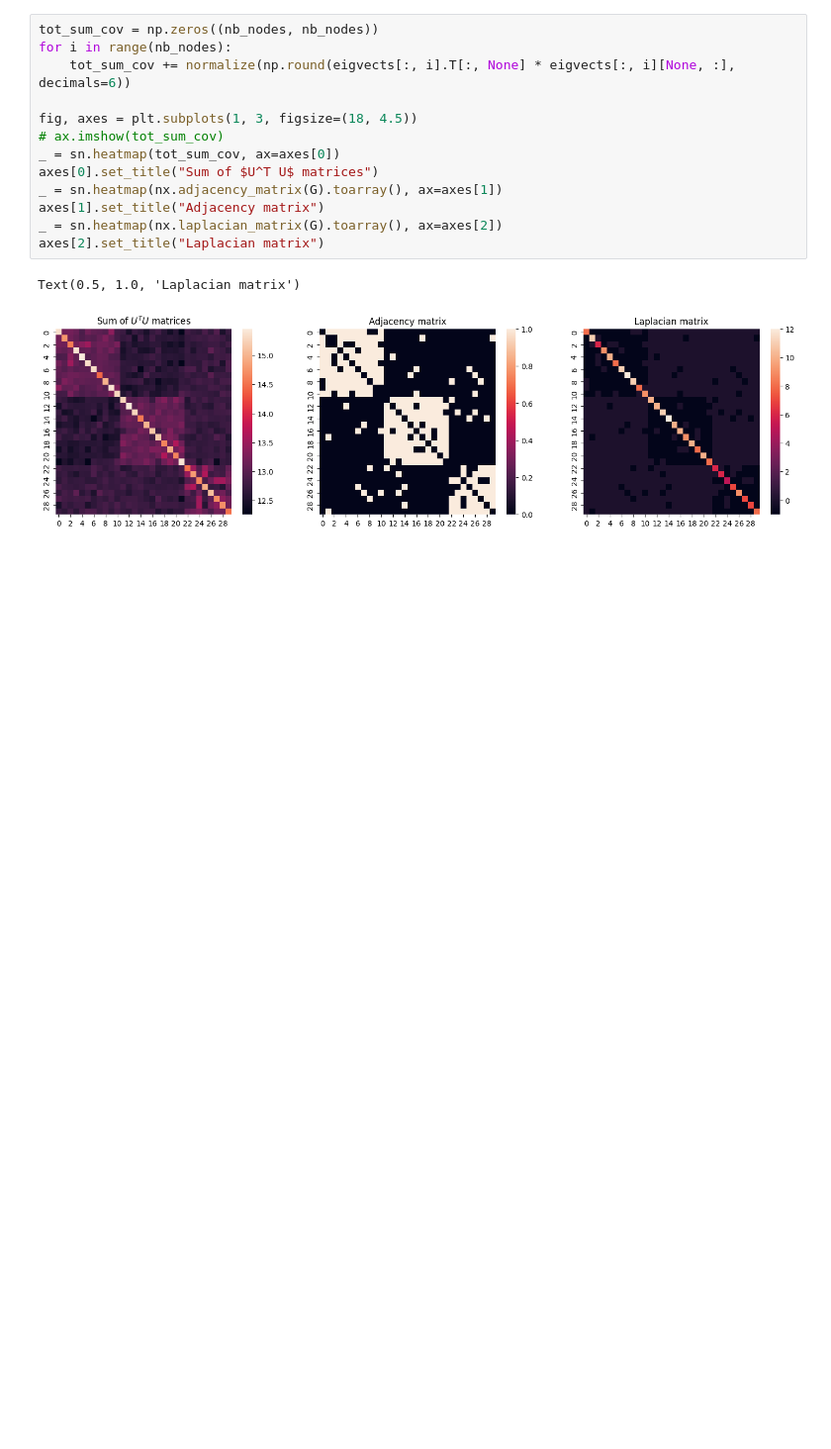
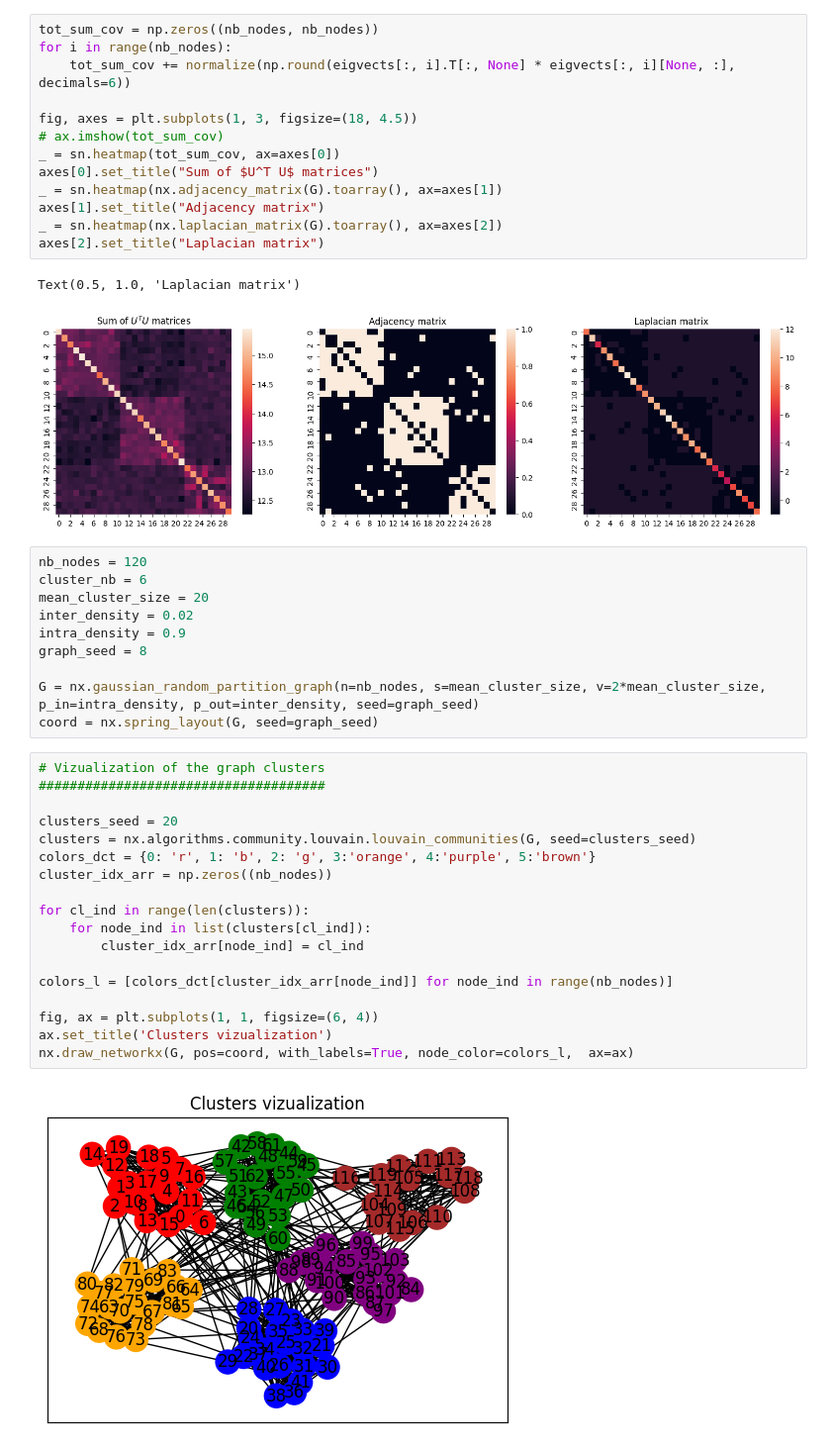
Before and after one commit to evenmatencio/graph-signals-change-point-detection, a Jupyter notebook: graph_stationarity.ipynb, the cells around one changed output. Shown at 99% size. Cells and saved outputs as stored; diff of their text form; blank space fills up the shorter version.

Commit message:
additional graph tested for cov mat visu

```diff
--- a/graph_stationarity.ipynb
+++ b/graph_stationarity.ipynb
@@ -102,3 +102,33 @@ axes[2].set_title("Laplacian matrix")
 # %% [output]
 Text(0.5, 1.0, 'Laplacian matrix')
 [figure]
+# %%
+nb_nodes = 120
+cluster_nb = 6
+mean_cluster_size = 20
+inter_density = 0.02
+intra_density = 0.9
+graph_seed = 8
+
+G = nx.gaussian_random_partition_graph(n=nb_nodes, s=mean_cluster_size, v=2*mean_cluster_size, p_in=intra_density, p_out=inter_density, seed=graph_seed)
+coord = nx.spring_layout(G, seed=graph_seed)
+# %%
+# Vizualization of the graph clusters
+#####################################
+
+clusters_seed = 20
+clusters = nx.algorithms.community.louvain.louvain_communities(G, seed=clusters_seed)
+colors_dct = {0: 'r', 1: 'b', 2: 'g', 3:'orange', 4:'purple', 5:'brown'}
+cluster_idx_arr = np.zeros((nb_nodes))
+
+for cl_ind in range(len(clusters)):
+    for node_ind in list(clusters[cl_ind]):
+        cluster_idx_arr[node_ind] = cl_ind
+
+colors_l = [colors_dct[cluster_idx_arr[node_ind]] for node_ind in range(nb_nodes)]
+
+fig, ax = plt.subplots(1, 1, figsize=(6, 4))
+ax.set_title('Clusters vizualization')
+nx.draw_networkx(G, pos=coord, with_labels=True, node_color=colors_l,  ax=ax)
+# %% [output]
+[figure, added]
```
Also changed, not shown: parts of 3 cells of this notebook, 1 other file.
